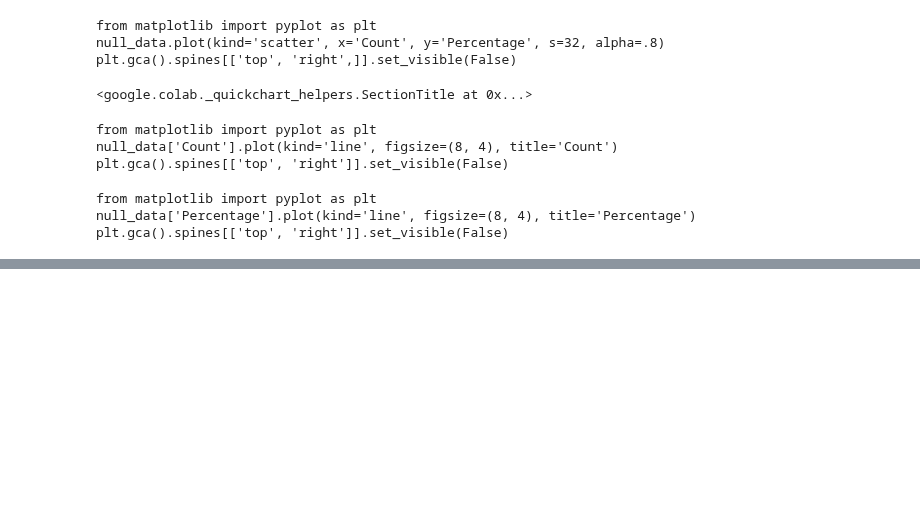
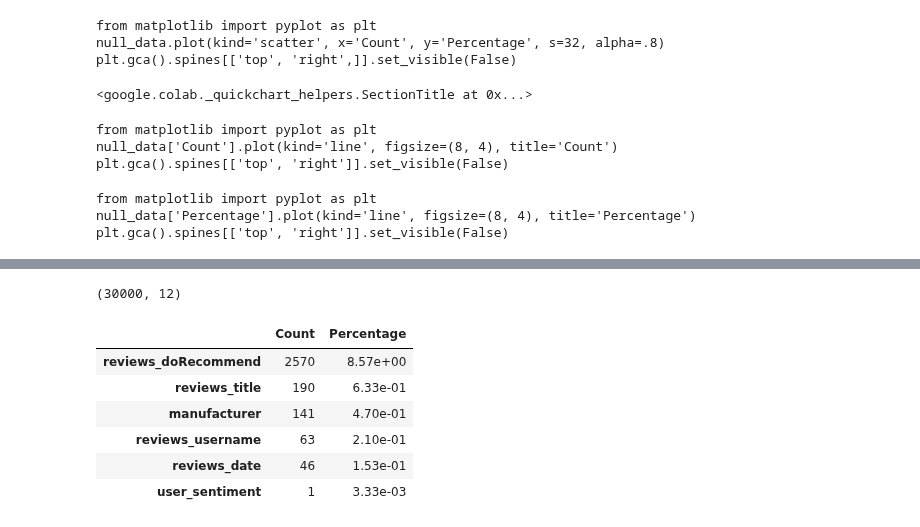
Before and after one commit to bharathsanjai/sentiment-based-product-recommendation-system, a Jupyter notebook: Recommendation_System_Notebook.ipynb, the cells around one changed output, grey strips where cells are left out. Cells and saved outputs as stored; diff of their text form; code cells hidden in the pictures; blank space fills up the shorter version.

```diff
--- a/Recommendation_System_Notebook.ipynb
+++ b/Recommendation_System_Notebook.ipynb
@@ -190,0 +204,18 @@ plt.gca().spines[['top', 'right']].set_visible(False)
+# %%
+df_clean.shape
+# %% [output]
+(30000, 12)
+# %%
+# Checking NULLs again
+null_count = df_clean[df_clean.columns[df_clean.isna().any()]].isna().sum().sort_values(ascending=False)
+null_perc = (df_clean[df_clean.columns[df_clean.isna().any()]].isna().sum() * 100 / df_clean.shape[0]).sort_values(ascending=False)
+null_data = pd.concat([null_count, null_perc], axis=1, keys=['Count', 'Percentage'])
+null_data
+# %% [output]
+|  | Count | Percentage |
+| reviews_doRecommend | 2570 | 8.57e+00 |
+| reviews_title | 190 | 6.33e-01 |
+| manufacturer | 141 | 4.70e-01 |
+| reviews_username | 63 | 2.10e-01 |
+| reviews_date | 46 | 1.53e-01 |
+| user_sentiment | 1 | 3.33e-03 |
```
Also changed, not shown: parts of 31 cells of this notebook.
